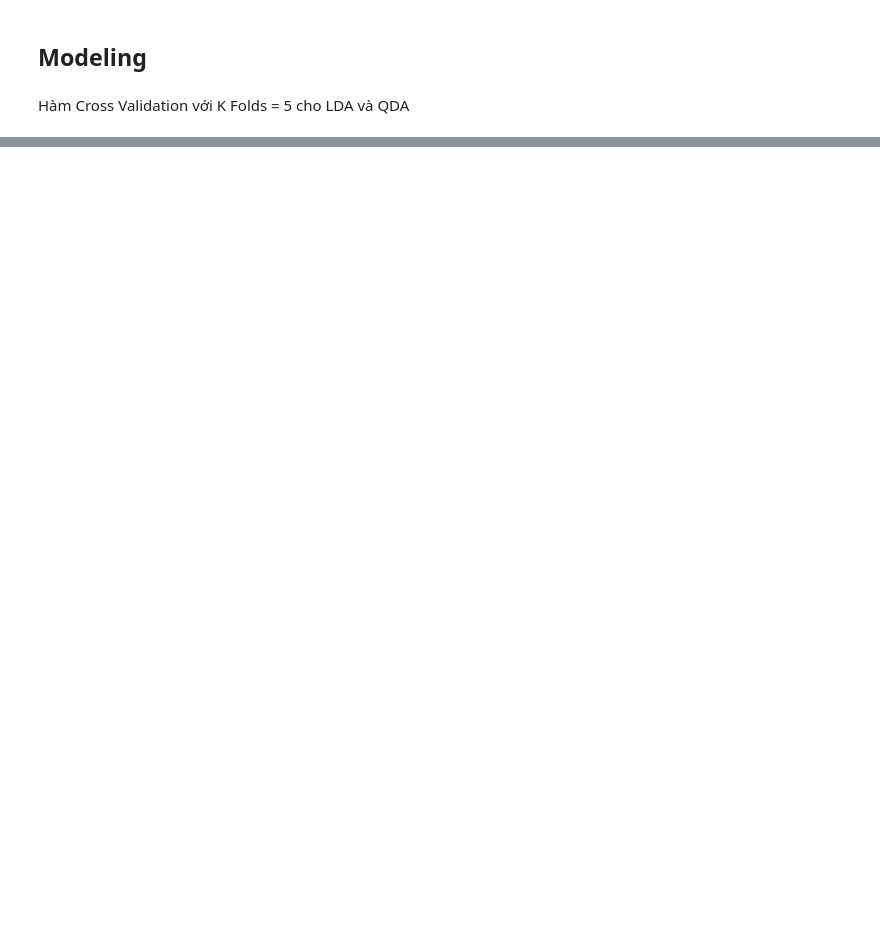
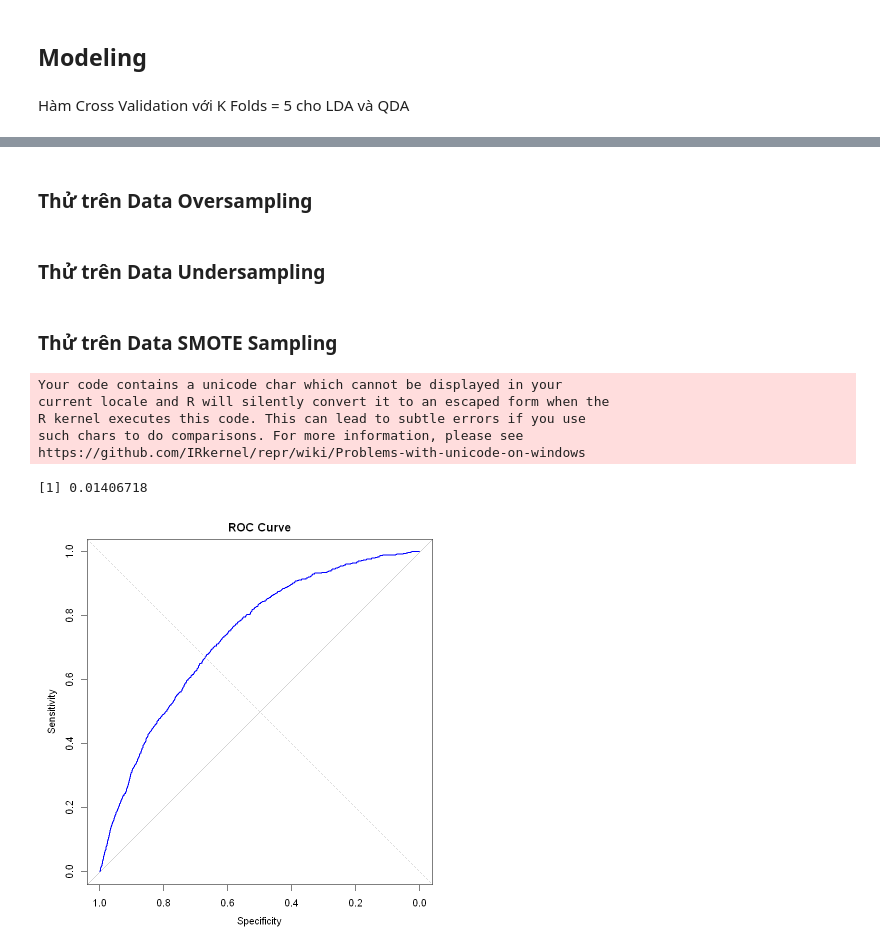
Before and after one commit to tandao0909/statistical-data-processing-project, a Jupyter notebook: model/lda.ipynb, the cells around one changed output, grey strips where cells are left out. Saved outputs shown, nothing was run; the diff lists cells and outputs as text; code cells hidden in the pictures; blank space fills up the shorter version.

```diff
--- a/model/lda.ipynb
+++ b/model/lda.ipynb
@@ -358,0 +398,2 @@ plot_confusion_matrix(qda_predictions_test_smote, split_smote$test_data$diabetes
+# %% [markdown]
+### Thử trên Data Oversampling
@@ -358,0 +402,36 @@ plot_confusion_matrix(qda_predictions_test_smote, split_smote$test_data$diabetes
+# %% [markdown]
+### Thử trên Data Undersampling
+# %% [markdown]
+### Thử trên Data SMOTE Sampling
+# %%
+# Ensure the necessary packages are installed
+if (!requireNamespace("pROC", quietly = TRUE)) {
+	install.packages("pROC")
+}
+if (!requireNamespace("PRROC", quietly = TRUE)) {
+	install.packages("PRROC")
+}
+
+library(pROC)
+library(PRROC)
+
+# Tính toán ROC Curve
+roc_curve <- roc(test_data$diabetes_012, as.numeric(probs$lda_pred_probs[, 2]), levels = c("0", "1"), direction = "<")
+
+# Vẽ ROC Curve
+plot(roc_curve, col = "blue", main = "ROC Curve")
+abline(a = 0, b = 1, col = "gray", lty = 2)  # Đường chéo tham chiếu
+
+# Xác định ngưỡng tối ưu
+optimal_idx <- which.max(roc_curve$sensitivities + roc_curve$specificities)
+roc_optimal_threshold <- roc_curve$thresholds[optimal_idx]
+
+print(roc_optimal_threshold)
+# %% [output]
+Your code contains a unicode char which cannot be displayed in your
+current locale and R will silently convert it to an escaped form when the
+R kernel executes this code. This can lead to subtle errors if you use
+such chars to do comparisons. For more information, please see
+https://github.com/IRkernel/repr/wiki/Problems-with-unicode-on-windows
+[1] 0.01406718
+[figure, added]
```
Also changed, not shown: parts of 27 cells of this notebook, 1 other file.
